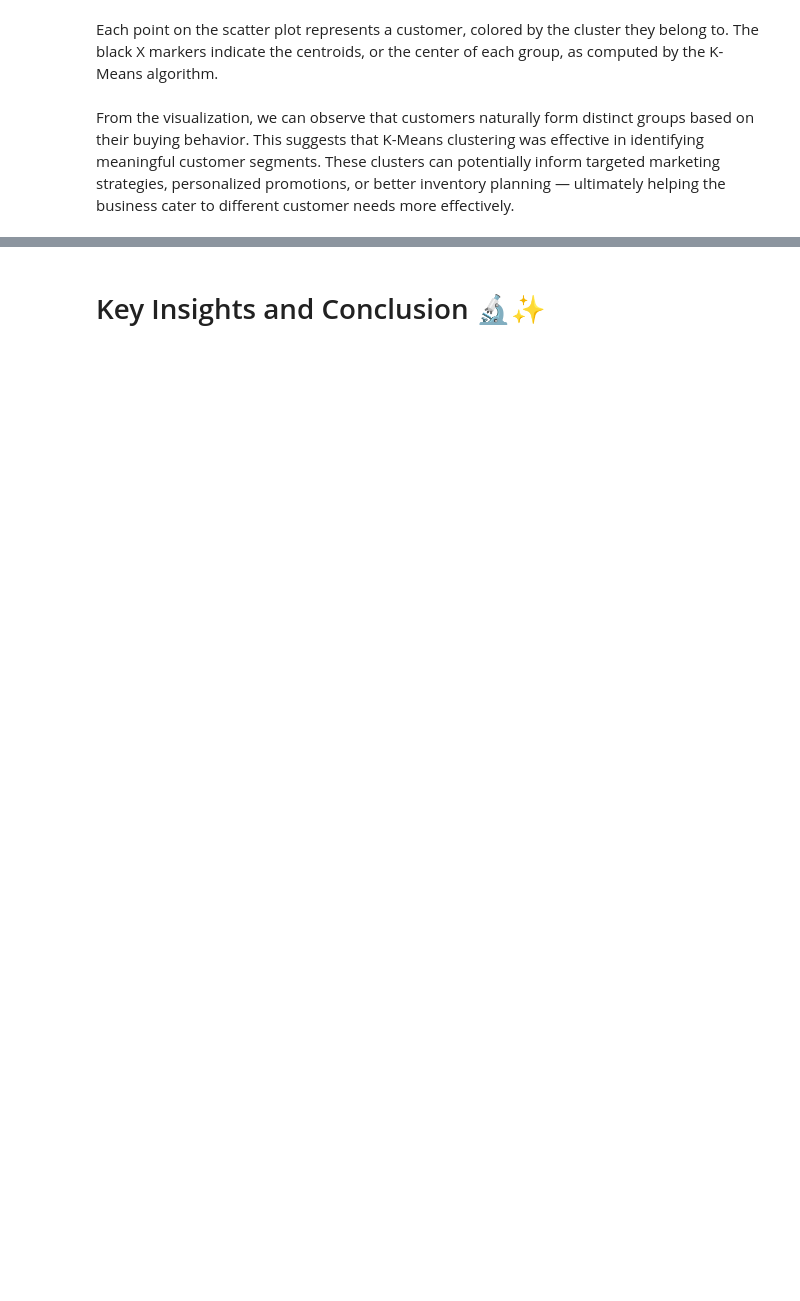
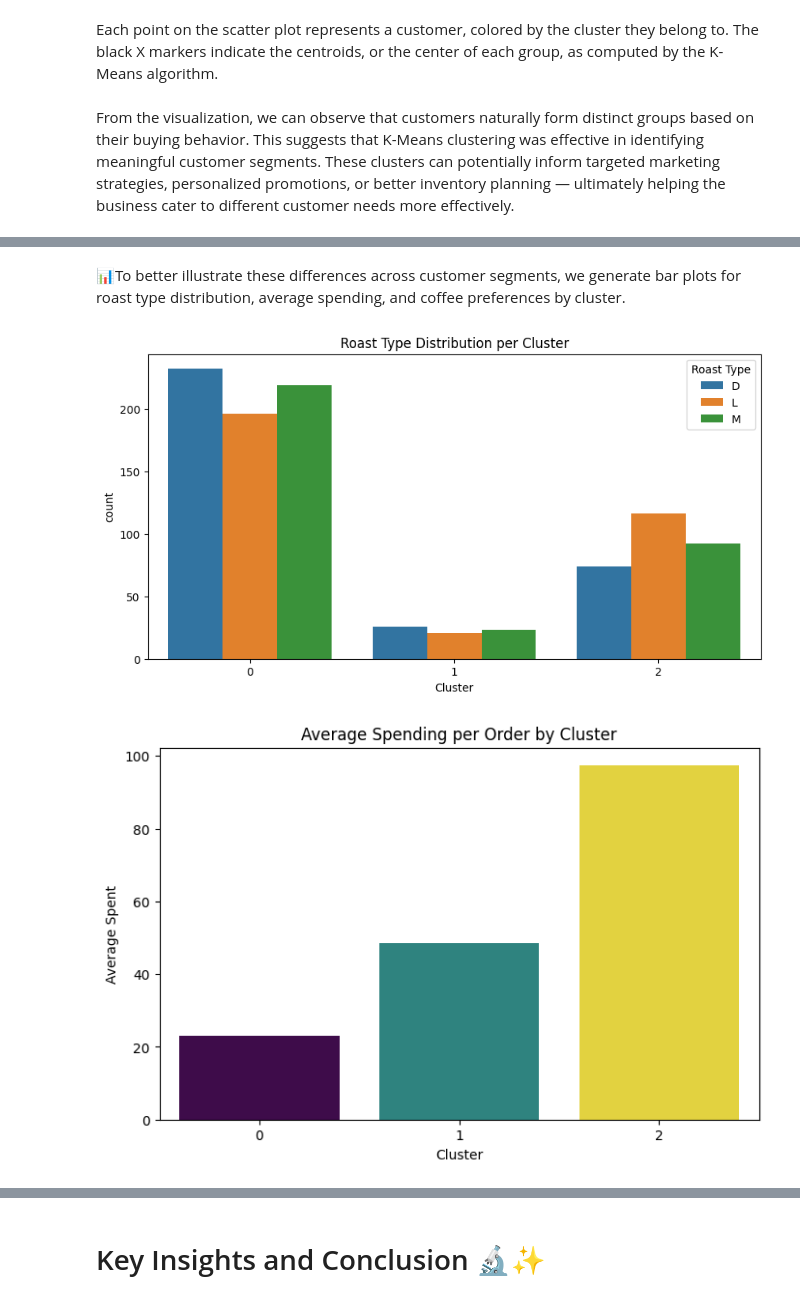
Before and after one commit to Emman-28/CSMODEL-MP, a Jupyter notebook: CSMODEL MP (3).ipynb, the cells around one changed output, grey strips where cells are left out. Cells and saved outputs as stored; diff of their text form; code cells hidden in the pictures; blank space fills up the shorter version.

```diff
--- a/CSMODEL MP (3).ipynb
+++ b/CSMODEL MP (3).ipynb
@@ -1934,0 +1905,4 @@ From the visualization, we can observe that customers naturally form distinct gr
+# %%
+# Merge cluster labels back to the full dataset
+clustered_df = pd.merge(clean_coffee_df, features_standardized[['Customer ID', 'Cluster']], on='Customer ID', how='left')
+clustered_df.head()
@@ -1934,0 +1936,6 @@ From the visualization, we can observe that customers naturally form distinct gr
+# %%
+features_encoded['Cluster'] = features_standardized['Cluster']
+avg_spending_cluster = features_encoded.groupby('Cluster')['average_spent'].mean().reset_index()
+
+print("Average order spending per cluster:")
+display(avg_spending_cluster)
@@ -1934,0 +1969,24 @@ From the visualization, we can observe that customers naturally form distinct gr
+# %% [markdown]
+📊To better illustrate these differences across customer segments, we generate bar plots for roast type distribution, average spending, and coffee preferences by cluster.
+# %%
+# Roast Type Barplot
+plt.figure(figsize=(10, 5))
+sns.countplot(data=clustered_df, x='Cluster', hue='Roast Type')
+plt.title('Roast Type Distribution per Cluster')
+plt.show()
+
+# Average Spending per Cluster Barplot
+plt.figure(figsize=(8, 5))
+sns.barplot(data=avg_spending_cluster, x='Cluster', y='average_spent', hue='Cluster', palette='viridis', legend=False)
+plt.title('Average Spending per Order by Cluster')
+plt.ylabel('Average Spent')
+plt.show()
+
+# Coffee Type Barplot
+plt.figure(figsize=(10, 5))
+sns.countplot(data=clustered_df, x='Cluster', hue='Coffee Type')
+plt.title('Coffee Type Distribution per Cluster')
+plt.show()
+# %% [output]
+[figure, added]
+[figure, added]
```
Also changed, not shown: parts of 18 cells of this notebook, 1 other file.
